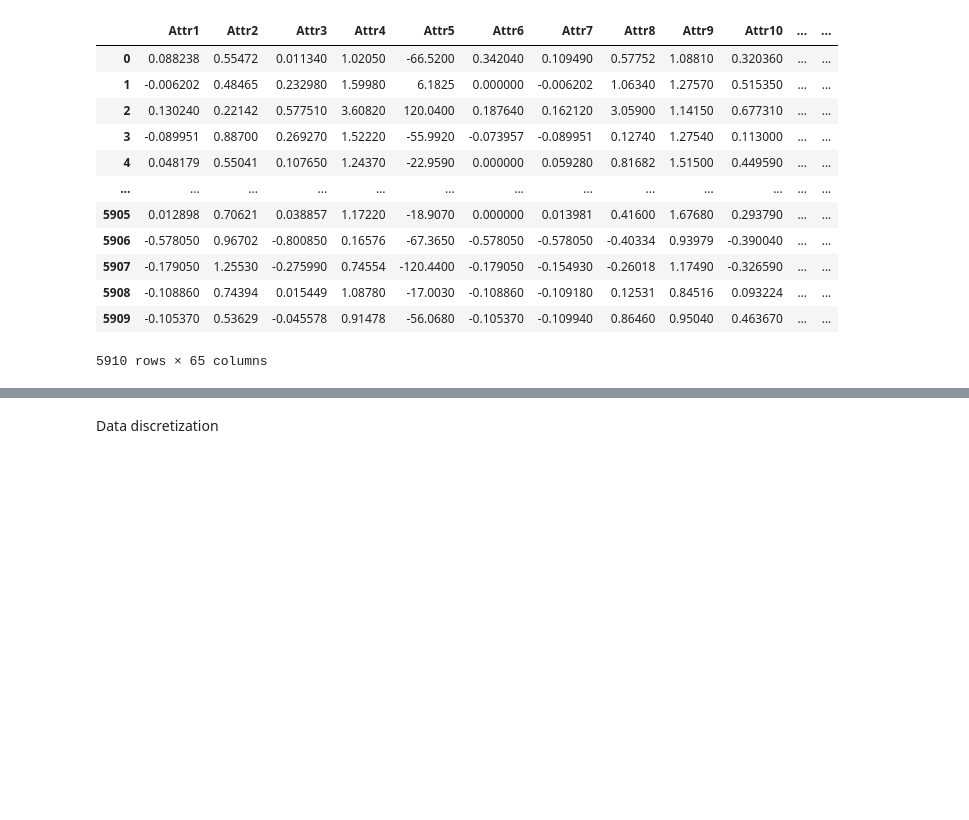
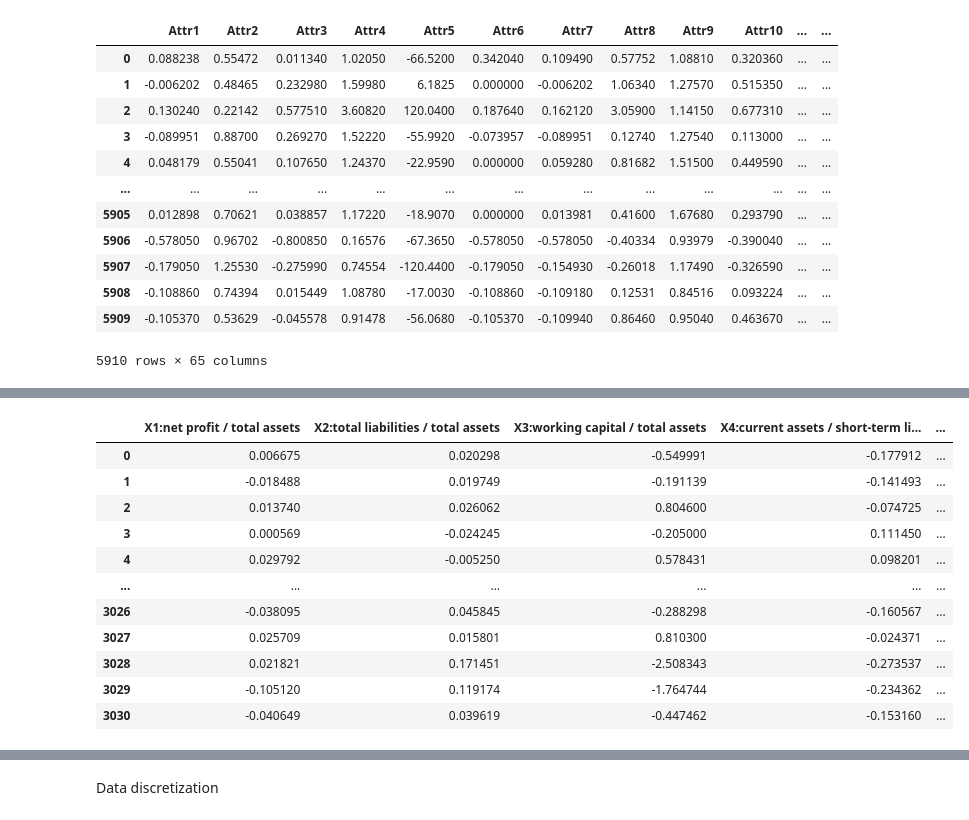
Before and after one commit to Zach-schwark/PGM_Assignment, a Jupyter notebook: data.ipynb, the cells around one changed output, grey strips where cells are left out. Drawn from its saved outputs; the diff is of its cells as text; code cells hidden in the pictures; blank space fills up the shorter version.

```diff
--- a/data.ipynb
+++ b/data.ipynb
@@ -60,0 +64,100 @@ data frame
+# %%
+data = df.dropna()
+#print("describe data")
+#data.describe()
+#print("data")
+data
+scaler = preprocessing.StandardScaler()
+data_scaled = scaler.fit_transform(data)
+data_scaled_transposed = data_scaled.transpose()
+#print(data)
+#print(data_scaled_transposed)
+
+attribute_names = [
+    "X1:net profit / total assets",
+    "X2:total liabilities / total assets",
+    "X3:working capital / total assets",
+    "X4:current assets / short-term liabilities",
+    "X5:[(cash + short-term securities + receivables - short-term liabilities) / (operating expenses - depreciation)] * 365",
+    "X6:retained earnings / total assets",
+    "X7:EBIT / total assets",
+    "X8:book value of equity / total liabilities",
+    "X9:sales / total assets",
+    "X10:equity / total assets",
+    "X11:(gross profit + extraordinary items + financial expenses) / total assets",
+    "X12:gross profit / short-term liabilities",
+    "X13:(gross profit + depreciation) / sales",
+    "X14:(gross profit + interest) / total assets",
+    "X15:(total liabilities * 365) / (gross profit + depreciation)",
+    "X16:(gross profit + depreciation) / total liabilities",
+    "X17:total assets / total liabilities",
+    "X18:gross profit / total assets",
+    "X19:gross profit / sales",
+    "X20:(inventory * 365) / sales",
+    "X21:sales (n) / sales (n-1)",
+    "X22:profit on operating activities / total assets",
+    "X23:net profit / sales",
+    "X24:gross profit (in 3 years) / total assets",
+    "X25:(equity - share capital) / total assets",
+    "X26:(net profit + depreciation) / total liabilities",
+    "X27:profit on operating activities / financial expenses",
+    "X28:working capital / fixed assets",
+    "X29:logarithm of total assets",
+    "X30:(total liabilities - cash) / sales",
+    "X31:(gross profit + interest) / sales",
+    "X32:(current liabilities * 365) / cost of products sold",
+    "X33:operating expenses / short-term liabilities",
+    "X34:operating expenses / total liabilities",
+    "X35:profit on sales / total assets",
+    "X36:total sales / total assets",
+    "X37:(current assets - inventories) / long-term liabilities",
+    "X38:constant capital / total assets",
+    "X39:profit on sales / sales",
+    "X40:(current assets - inventory - receivables) / short-term liabilities",
+    "X41:total liabilities / ((profit on operating activities + depreciation) * (12/365))",
+    "X42:profit on operating activities / sales",
+    "X43:rotation receivables + inventory turnover in days",
+    "X44:(receivables * 365) / sales",
+    "X45:net profit / inventory",
+    "X46:(current assets - inventory) / short-term liabilities",
+    "X47:(inventory * 365) / cost of products sold",
+    "X48:EBITDA (profit on operating activities - depreciation) / total assets",
+    "X49:EBITDA (profit on operating activities - depreciation) / sales",
+    "X50:current assets / total liabilities",
+    "X51:short-term liabilities / total assets",
+    "X52:(short-term liabilities * 365) / cost of products sold)",
+    "X53:equity / fixed assets",
+    "X54:constant capital / fixed assets",
+    "X55:working capital",
+    "X56:(sales - cost of products sold) / sales",
+    "X57:(current assets - inventory - short-term liabilities) / (sales - gross profit - depreciation)",
+    "X58:total costs /total sales",
+    "X59:long-term liabilities / equity",
+    "X60:sales / inventory",
+    "X61:sales / receivables",
+    "X62:(short-term liabilities *365) / sales",
+    "X63:sales / short-term liabilities",
+    "X64:sales / fixed assets",
+    "class"
+]
+
+attribute_dict = {}
+
+for i in range(len(data_scaled_transposed)):
+    attribute_dict[attribute_names[i]] = data_scaled_transposed[i]
+
+PreprocessedData = pd.DataFrame(attribute_dict)
+PreprocessedData
+# %% [output]
+|  | X1:net profit / total assets | X2:total liabilities / total assets | X3:working capital / total assets | X4:current assets / short-term li... | ... |
+| 0 | 0.006675 | 0.020298 | -0.549991 | -0.177912 | ... |
+| 1 | -0.018488 | 0.019749 | -0.191139 | -0.141493 | ... |
+| 2 | 0.013740 | 0.026062 | 0.804600 | -0.074725 | ... |
+| 3 | 0.000569 | -0.024245 | -0.205000 | 0.111450 | ... |
+| 4 | 0.029792 | -0.005250 | 0.578431 | 0.098201 | ... |
+| ... | ... | ... | ... | ... | ... |
+| 3026 | -0.038095 | 0.045845 | -0.288298 | -0.160567 | ... |
+| 3027 | 0.025709 | 0.015801 | 0.810300 | -0.024371 | ... |
+| 3028 | 0.021821 | 0.171451 | -2.508343 | -0.273537 | ... |
+| 3029 | -0.105120 | 0.119174 | -1.764744 | -0.234362 | ... |
+| 3030 | -0.040649 | 0.039619 | -0.447462 | -0.153160 | ... |
```
Also changed, not shown: parts of 6 cells of this notebook.
